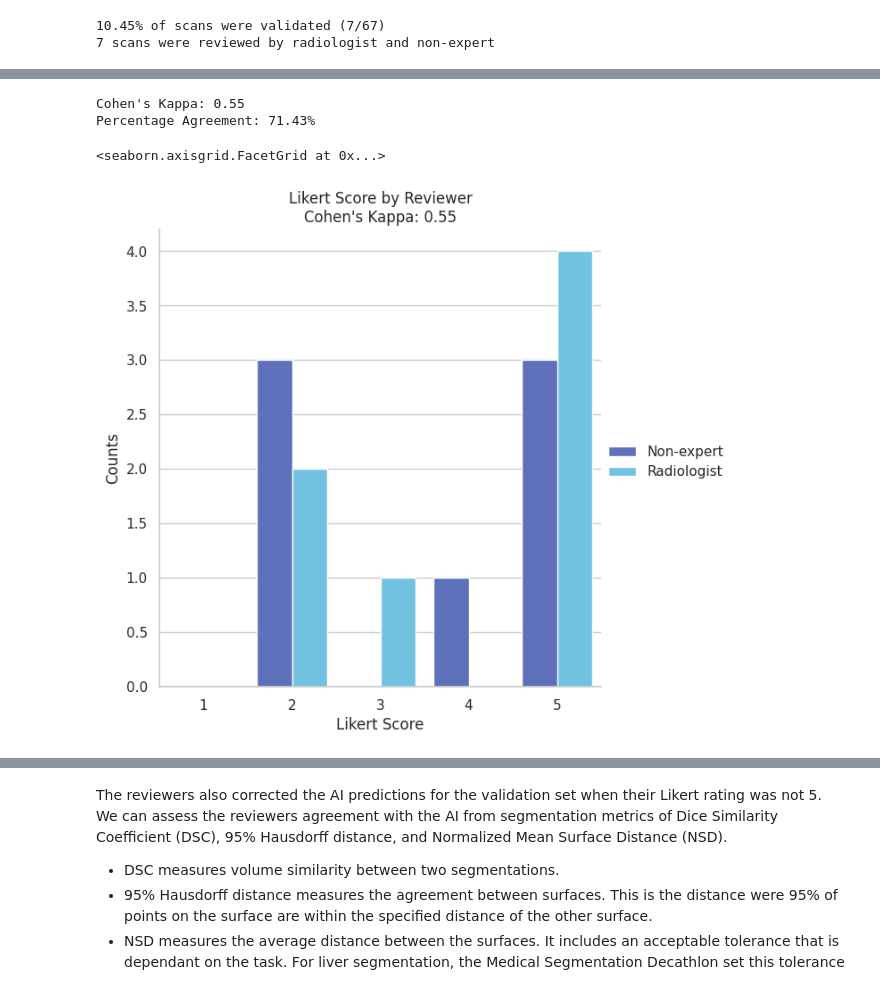
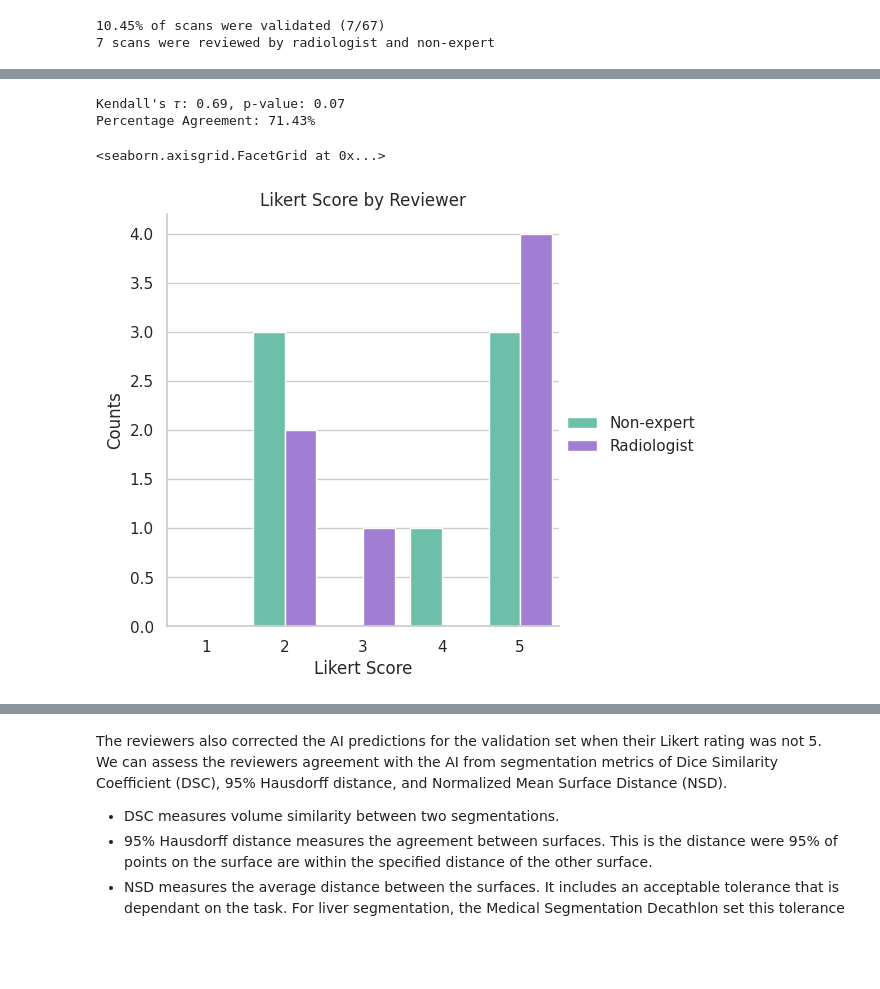
Before and after one commit to bamf-health/aimi-liver-mr, a Jupyter notebook: model_performance.ipynb, the cells around one changed output, grey strips where cells are left out. Saved outputs shown, nothing was run; the diff lists cells and outputs as text; code cells hidden in the pictures; blank space fills up the shorter version.

```diff
--- a/model_performance.ipynb
+++ b/model_performance.ipynb
@@ -11,24 +11,37 @@ Install python packages
 Import required python packages
 # %%
 import warnings
-warnings.filterwarnings('ignore')
+
+warnings.filterwarnings("ignore")
 
 from pathlib import Path
 import requests
 import zipfile
 import io
+import numpy as np
 import pandas as pd
-from sklearn.metrics import cohen_kappa_score
+import scipy.stats as stats
 import pydicom
 import pydicom_seg
 import SimpleITK as sitk
+import matplotlib.pyplot as plt
 import segmentationmetrics as sm
 from segmentationmetrics.surface_distance import compute_surface_dice_at_tolerance
 import seaborn as sns
+
 sns.set_theme(style="whitegrid")
-colors = ['#4e67c8','#5ecbf3', '#5dceae','#a7ea53']
-sns.set_palette(sns.color_palette(colors))
 %matplotlib inline
+# %%
+plt_colors = {
+    "ne1": "#5eceb0",
+    "rad1": "#9e70e1",
+    "tp": "k",
+    "fp": "b",
+    "fn": "r",
+}
+
+revewer_cmap = sns.color_palette([plt_colors["ne1"], plt_colors["rad1"]])
+vol_cmap = sns.color_palette([plt_colors["fp"], plt_colors["fn"]])
 # %% [markdown]
 To compare model performance against the manual corrections, we need to download the dicom-seg files of the ai predictions and the manual corrections from zenodo.
 # %%
@@ -88,6 +101,7 @@ df = pd.read_csv(
     },
 )
 df["CorrectedSegmentation"].fillna("", inplace=True)
+df.replace({"rad1": "Radiologist", "ne1": "Non-expert"}, inplace=True)
 # get validation subset
 val_df = df[df["Validation"]]
 validation_size = len(val_df["SeriesInstanceUID"].unique())
@@ -97,9 +111,9 @@ print(
 )
 
 # get validation done by different reviewers
-rad_df = val_df.loc[val_df["Reviewer"] == "rad1"]
+rad_df = val_df.loc[val_df["Reviewer"] == "Radiologist"]
 ne_df = val_df.loc[
-    (val_df["Reviewer"] == "ne1")
+    (val_df["Reviewer"] == "Non-expert")
     & (val_df["AISegmentation"]).isin(rad_df["AISegmentation"])
 ]
 
@@ -129,44 +134,39 @@ Kappa value interpretation Landis & Koch (1977):
 # %%
-rad_scores = rad_df.LikertScore.values
-ne_scores = ne_df.LikertScore.values
-# Calculate Cohen's Kappa
-kappa = cohen_kappa_score(rad_scores, ne_scores, labels=[1, 2, 3, 4, 5])
-
-print(f"Cohen's Kappa: {kappa:.2f}")
+tau, p_value = stats.kendalltau(rad_df.LikertScore.values, ne_df.LikertScore.values)
+print(f"Kendall's 𝜏: {tau:.2f}, p-value: {p_value:.2f}")
 
 # Calculate percentage agreement
-total_cases = len(rad_scores)
-matching_cases = sum(1 for r1, r2 in zip(rad_scores, ne_scores) if r1 == r2)
+
+total_cases = len(rad_df.LikertScore)
+matching_cases = np.sum(rad_df.LikertScore.values == ne_df.LikertScore.values)
 percentage_agreement = (matching_cases / total_cases) * 100
 
 print(f"Percentage Agreement: {percentage_agreement:.2f}%")
 # %% [output]
-Cohen's Kappa: 0.55
+Kendall's 𝜏: 0.69, p-value: 0.07
 Percentage Agreement: 71.43%
 # %%
 df2 = val_df.groupby(["Reviewer", "LikertScore"]).count()
 for reviewer in val_df["Reviewer"].unique():
     for score in range(1, 6):
         if (reviewer, score) not in df2.index:
             df2.loc[(reviewer, score), "SeriesInstanceUID"] = 0
 
 df2.reset_index(inplace=True)
-# change rad1 to radiologist
-df2.replace({"rad1": "Radiologist", "ne1": "Non-expert"}, inplace=True)
 
 g = sns.catplot(
     data=df2,
     kind="bar",
     x="LikertScore",
     y="SeriesInstanceUID",
     hue="Reviewer",
-    height=6,
     orient="v",
+    palette=revewer_cmap,
 )
 # g.despine(left=True)
 g.set_axis_labels("Likert Score", "Counts")
 g.legend.set_title("")
-g.set(title=f"Likert Score by Reviewer\nCohen's Kappa: {kappa:.2f}")
+g.set(title=f"Likert Score by Reviewer")
 # %% [output]
 <seaborn.axisgrid.FacetGrid at 0x...>
-[figure, old version]
+[figure, new version]
```
Also changed, not shown: parts of 12 cells of this notebook, 1 other file.
